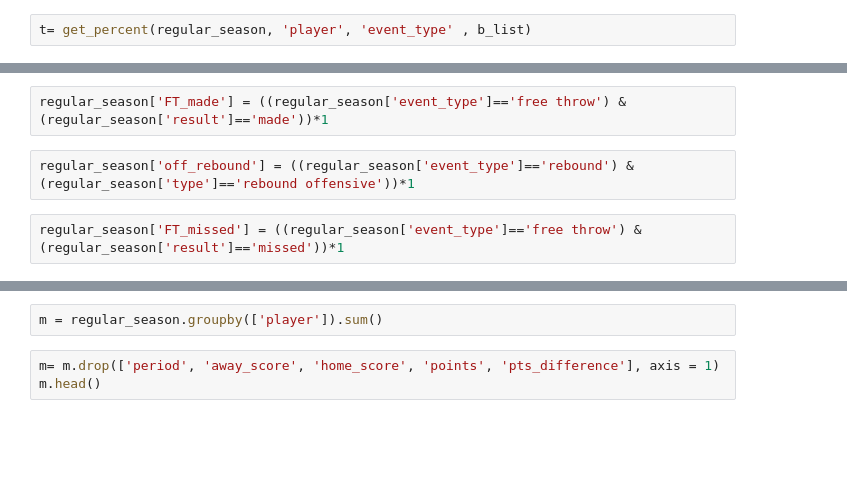
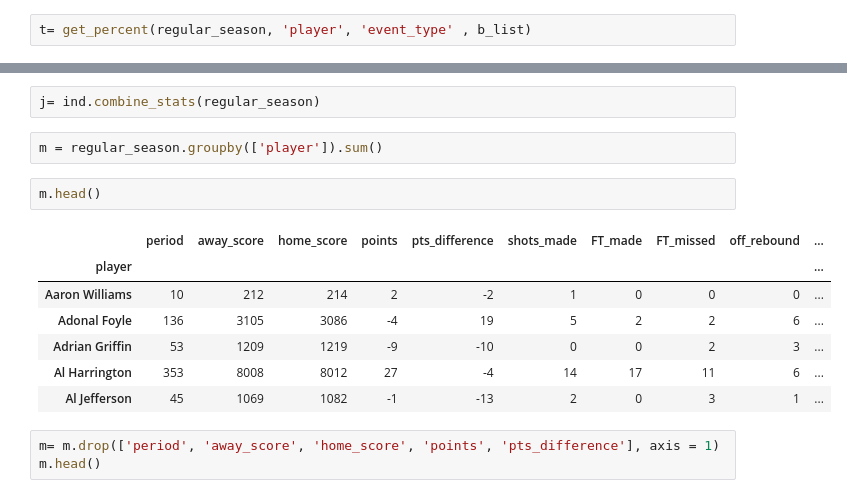
Before and after one commit to deepakchandi/clutch-baller, a Jupyter notebook: Practice(05-06 season).ipynb, the cells around one changed output, grey strips where cells are left out. Saved outputs shown, nothing was run; the diff lists cells and outputs as text; blank space fills up the shorter version.

```diff
--- a/Practice(05-06 season).ipynb
+++ b/Practice(05-06 season).ipynb
@@ -289,6 +287,0 @@ regular_season['total_rebound'] = (regular_season['event_type']=='rebound')*1
-# %%
-regular_season['FT_made'] = ((regular_season['event_type']=='free throw') & (regular_season['result']=='made'))*1
-# %%
-regular_season['off_rebound'] = ((regular_season['event_type']=='rebound') & (regular_season['type']=='rebound offensive'))*1
-# %%
-regular_season['FT_missed'] = ((regular_season['event_type']=='free throw') & (regular_season['result']=='missed'))*1
@@ -297,5 +298,17 @@ regular_season= regular_season.drop(columns='rebound', axis = 1)
+# %%
+j= ind.combine_stats(regular_season)
 # %%
 m = regular_season.groupby(['player']).sum()
+# %%
+m.head()
+# %% [output]
+|  | period | away_score | home_score | points | pts_difference | shots_made | FT_made | FT_missed | off_rebound | ... |
+| player |  |  |  |  |  |  |  |  |  | ... |
+| Aaron Williams | 10 | 212 | 214 | 2 | -2 | 1 | 0 | 0 | 0 | ... |
+| Adonal Foyle | 136 | 3105 | 3086 | -4 | 19 | 5 | 2 | 2 | 6 | ... |
+| Adrian Griffin | 53 | 1209 | 1219 | -9 | -10 | 0 | 0 | 2 | 3 | ... |
+| Al Harrington | 353 | 8008 | 8012 | 27 | -4 | 14 | 17 | 11 | 6 | ... |
+| Al Jefferson | 45 | 1069 | 1082 | -1 | -13 | 2 | 0 | 3 | 1 | ... |
 # %%
 m= m.drop(['period', 'away_score', 'home_score', 'points', 'pts_difference'], axis = 1)
 m.head()
```
Also changed, not shown: parts of 30 cells of this notebook, 3 other files.
